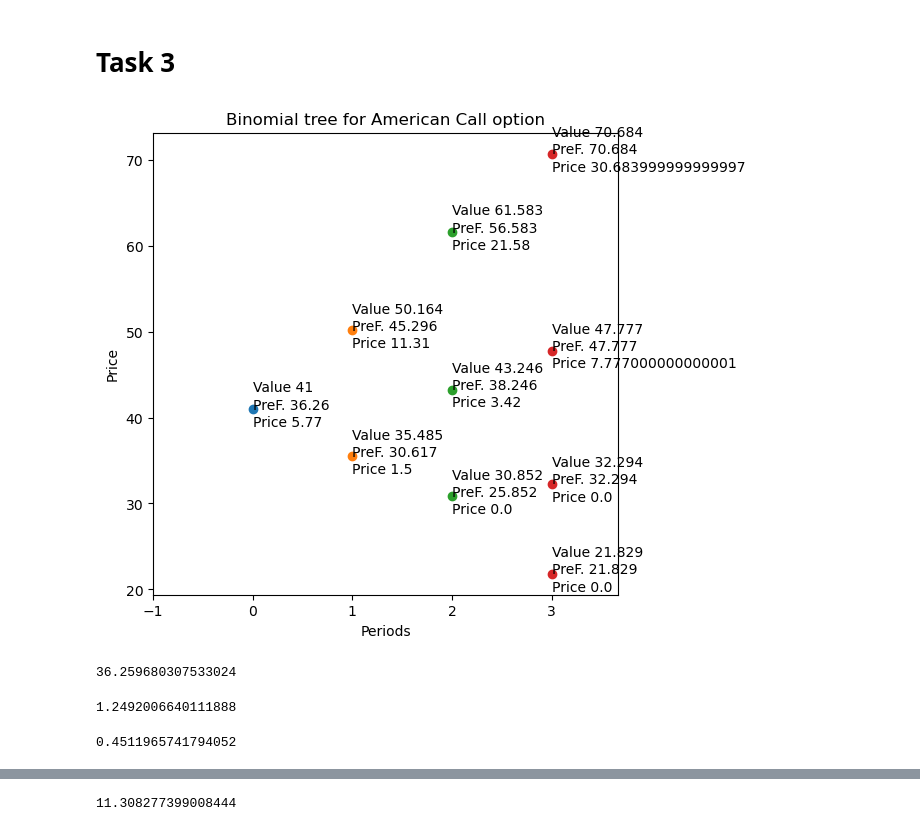
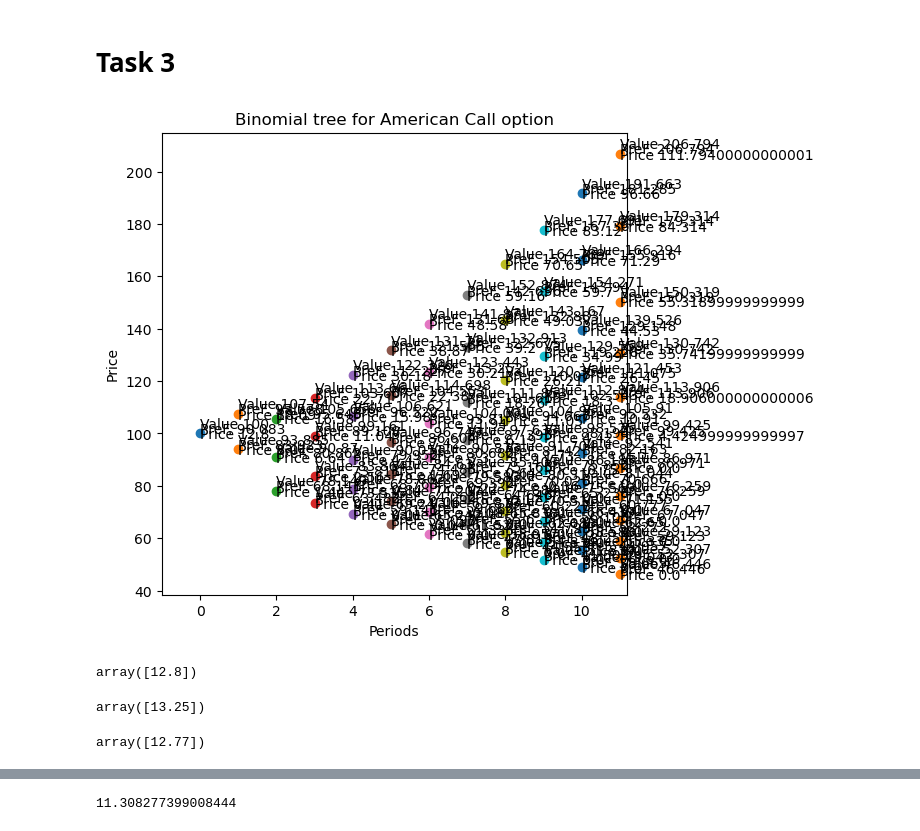
Before and after one commit to DataJakob/Various-School-Projects, a Jupyter notebook: Project_Evaluation_and_Finance/deliverable.ipynb, the cells around one changed output, grey strips where cells are left out. Cells and saved outputs as stored; diff of their text form; code cells hidden in the pictures.

```diff
--- a/Project_Evaluation_and_Finance/deliverable.ipynb
+++ b/Project_Evaluation_and_Finance/deliverable.ipynb
@@ -252,23 +252,39 @@ plt.show()
 # %% [markdown]
 <h1> Task 3
 # %%
-myTree = BinPriMod(41, 40, 0.3392, 1, 1/3, 0.08, 'Call', 'American')
-myTree.set_dividends(cont=False, cont_rate=0, TD=8/12, amount=5)
+# S, K, vol, T, h, rf, option type, exercise style
+myTree = BinPriMod(100, 95, 0.25, 1, 1/11, 0.05, 'Call', 'American')
+# boolean, cont_div_y, time single div, amount single div
+myTree.set_dividends(cont=False, cont_rate=0, TD=2/12, amount=10)
 myTree.storage_values(False)
 myTree.PrepaidForwad(False)
 myTree.storage_prices(False)
 myTree.plot_tree(2)
 # %% [output]
-[figure, old version]
+[figure, new version]
-# %%
-41 - 5*np.e**(-.08*((8/12)-(0/12)))
-# %% [output]
-36.259680307533024
-# %%
-u
-# %% [output]
-1.2492006640111888
-# %%
-p
-# %% [output]
-0.4511965741794052
+# %%
+myTree.storage_prices()[-1]
+# %% [output]
+array([12.8])
+# %%
+# S, K, vol, T, h, rf, option type, exercise style
+myTree = BinPriMod(100, 95, 0.25, 1, 1/11, 0.05, 'Call', 'American')
+# boolean, cont_div_y, time single div, amount single div
+myTree.set_dividends(cont=False, cont_rate=0, TD=4/12, amount=10)
+myTree.storage_values(False)
+myTree.PrepaidForwad(False)
+myTree.storage_prices(False)
+myTree.storage_prices()[-1]
+# %% [output]
+array([13.25])
+# %%
+# S, K, vol, T, h, rf, option type, exercise style
+myTree = BinPriMod(100, 95, 0.25, 1, 1/11, 0.05, 'Call', 'American')
+# boolean, cont_div_y, time single div, amount single div
+myTree.set_dividends(cont=False, cont_rate=0, TD=7/12, amount=10)
+myTree.storage_values(False)
+myTree.PrepaidForwad(False)
+myTree.storage_prices(False)
+myTree.storage_prices()[-1]
+# %% [output]
+array([12.77])
```
Also changed, not shown: parts of 17 cells of this notebook, 4 other files.
